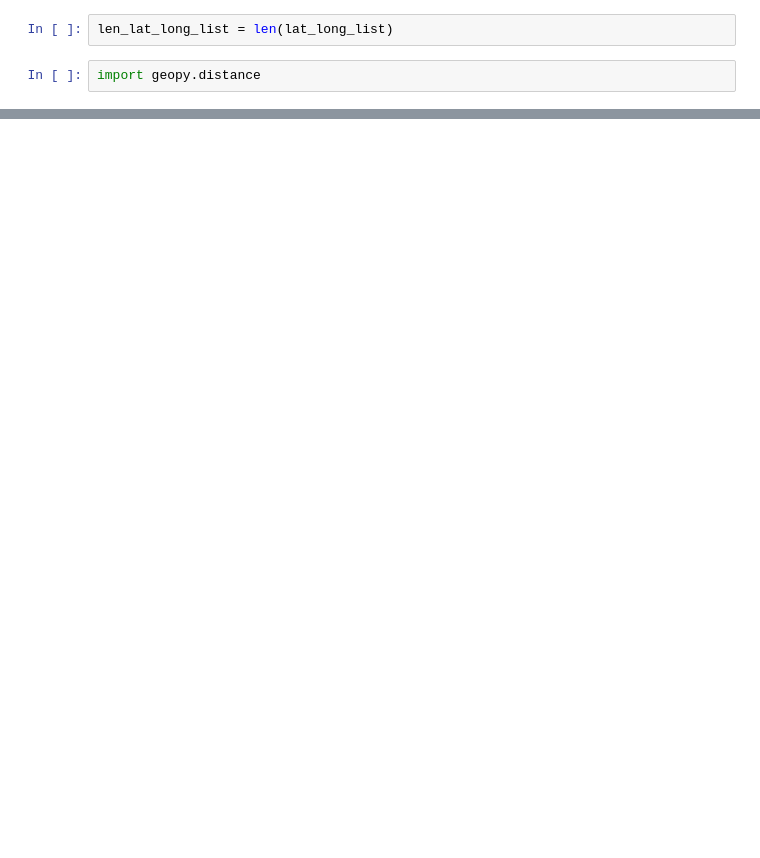
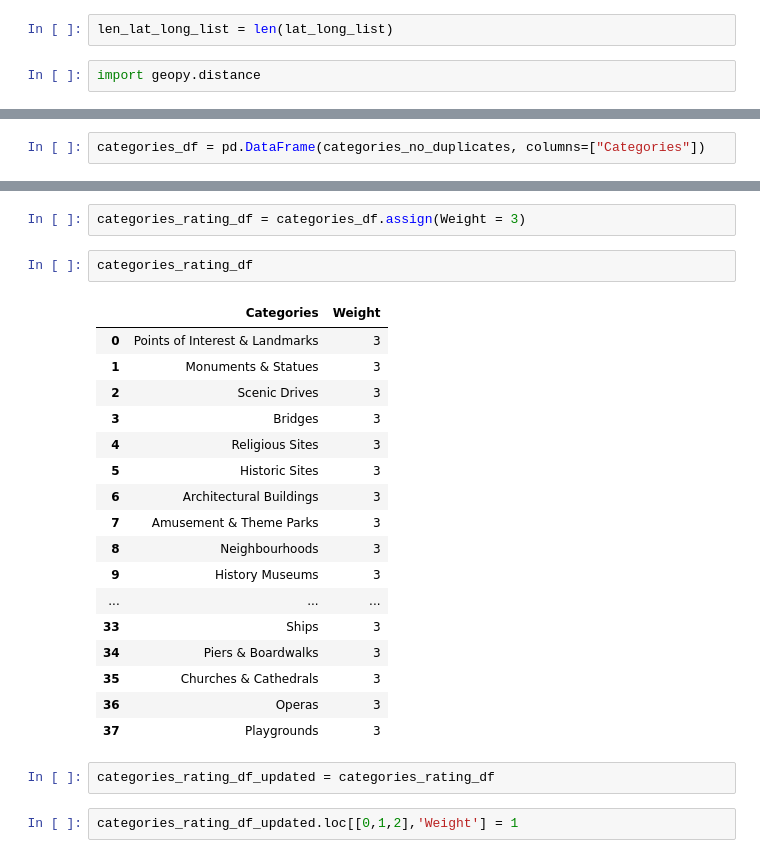
Before and after one commit to prachitibapat/tourist-recommender, a Jupyter notebook: Untitled.ipynb, the cells around one changed output, grey strips where cells are left out. Cells and saved outputs as stored; diff of their text form; blank space fills up the shorter version.

```diff
--- a/Untitled.ipynb
+++ b/Untitled.ipynb
@@ -256,0 +276,2 @@ for x in lat_long_list:
+# %%
+categories_df = pd.DataFrame(categories_no_duplicates, columns=["Categories"])
@@ -256,0 +298,26 @@ for x in lat_long_list:
+# %%
+categories_rating_df = categories_df.assign(Weight = 3)
+# %%
+categories_rating_df
+# %% [output]
+|  | Categories | Weight |
+| 0 | Points of Interest & Landmarks | 3 |
+| 1 | Monuments & Statues | 3 |
+| 2 | Scenic Drives | 3 |
+| 3 | Bridges | 3 |
+| 4 | Religious Sites | 3 |
+| 5 | Historic Sites | 3 |
+| 6 | Architectural Buildings | 3 |
+| 7 | Amusement & Theme Parks | 3 |
+| 8 | Neighbourhoods | 3 |
+| 9 | History Museums | 3 |
+| ... | ... | ... |
+| 33 | Ships | 3 |
+| 34 | Piers & Boardwalks | 3 |
+| 35 | Churches & Cathedrals | 3 |
+| 36 | Operas | 3 |
+| 37 | Playgrounds | 3 |
+# %%
+categories_rating_df_updated = categories_rating_df
+# %%
+categories_rating_df_updated.loc[[0,1,2],'Weight'] = 1
```
Also changed, not shown: parts of 31 cells of this notebook.
